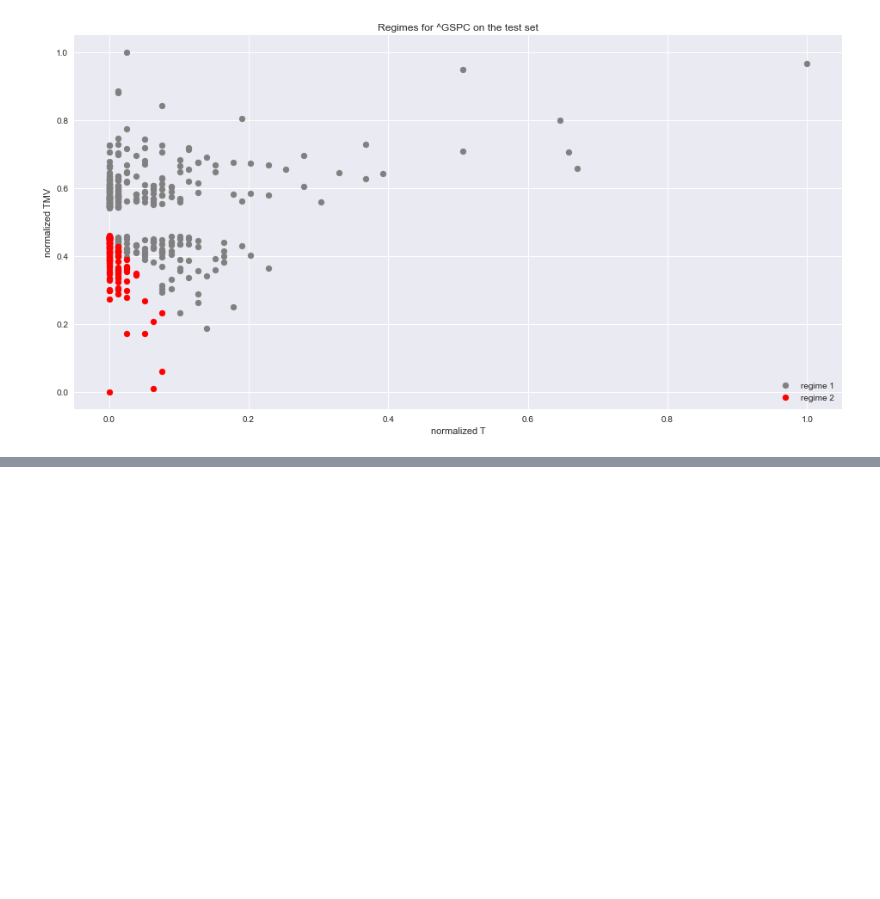
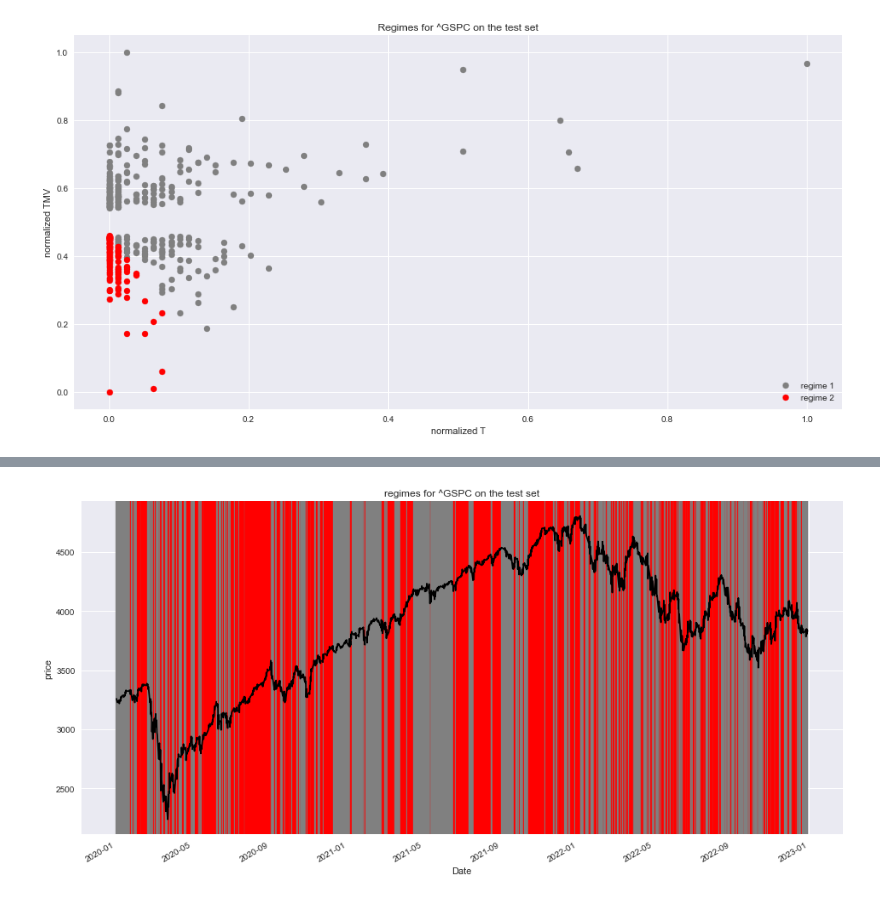
Before and after one commit to uday-31/detecting-market-regime-changes, a Jupyter notebook: detecting-regime-change.ipynb, the cells around one changed output, grey strips where cells are left out. Drawn from its saved outputs; the diff is of its cells as text; code cells hidden in the pictures; blank space fills up the shorter version.

```diff
--- a/detecting-regime-change.ipynb
+++ b/detecting-regime-change.ipynb
@@ -230,0 +242,7 @@ make_regime_plots(regimes_test, model.tmv['test'], model.T['test'], model.ticker
+# %%
+""" Pull data and run the grid search. We want to maximize profit. """
+
+trading_day = {'equity':12, 'fx':12,'bond':9}
+df_ts = get_data('^GSPC', start_date='2005-01-01', delta=trading_day['equity'])
+cv2 = CustomCrossValidation(pipeline_class=Pipeline, parameter_grid=parameter_grid, verbose=True)
+cv2.fit(data = df_ts, metric='profit', minimize=False)
@@ -230,0 +314,5 @@ make_regime_plots(regimes_test, model.tmv['test'], model.T['test'], model.ticker
+# %%
+""" Run the strategy on test data. """
+strat_test = Pipeline(df_ts= df_ts, to_test = True, **cv2.get_optimal_parameters())
+strat_test.fit(verbose = True)
+strat_test.trading_metrics_test
@@ -230,0 +327,24 @@ make_regime_plots(regimes_test, model.tmv['test'], model.T['test'], model.ticker
+# %%
+""" Plot our predicted regimes on the test set. """
+
+regimes = strat_test.regimes_test
+
+fig, ax = plt.subplots(figsize=(16,8))
+df_ts["2020-01-01":].plot(ax=ax, color='black')
+clr = {0:'grey',1:'red',2:'green'}
+
+# assume default before we see any change
+ax.axvspan('2020-01-01',regimes.index[0], alpha=1, color=clr[regime])
+
+# look at regimes
+for time_start, time_end, regime in zip(regimes.index[:-1], regimes.index[1:], regimes.values[:-1]):
+    ax.axvspan(time_start,time_end, alpha=1, color=clr[regime])
+
+# propagate last seen regime
+ax.axvspan(time_end,"2022-12-31", alpha=1, color=clr[regime])
+
+ax.set_title(f"regimes for {strat_test.ticker} on the test set")
+ax.set_ylabel("price")
+plt.show()
+# %% [output]
+[figure, added]
```
Also changed, not shown: parts of 10 cells of this notebook, 2 other files.
